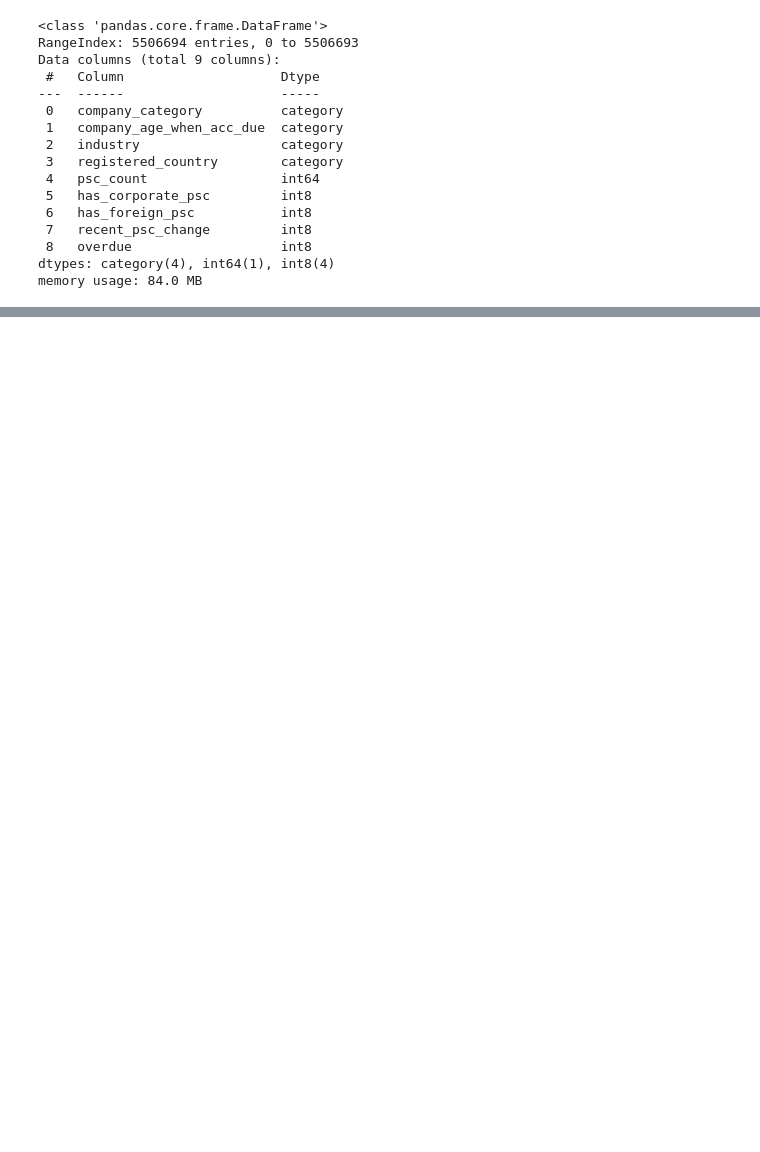
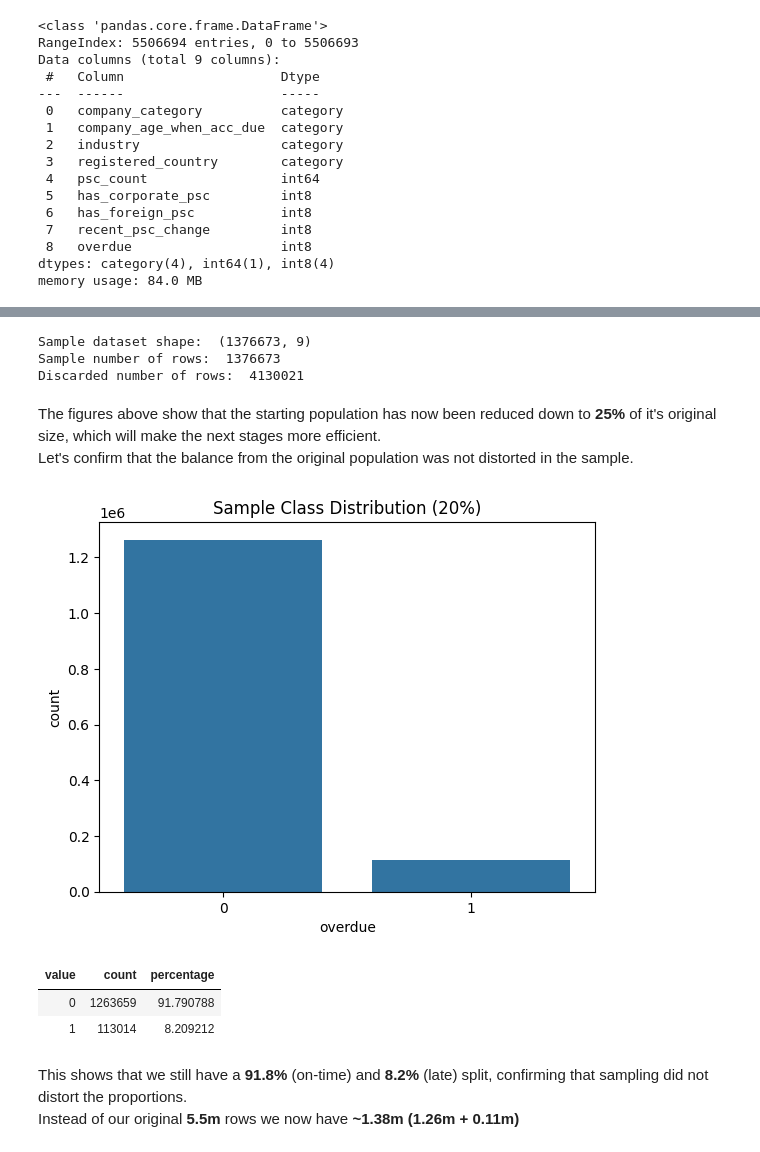
Before and after one commit to BP0323904/dspp, a Jupyter notebook: Companies_House/Notebooks/CH_Log_Reg_Model.ipynb, the cells around one changed output, grey strips where cells are left out. Cells and saved outputs as stored; diff of their text form; code cells hidden in the pictures; blank space fills up the shorter version.

```diff
--- a/Companies_House/Notebooks/CH_Log_Reg_Model.ipynb
+++ b/Companies_House/Notebooks/CH_Log_Reg_Model.ipynb
@@ -162,0 +127,50 @@ To address the imbalance, **Synthetic Minority Oversampling Technique (SMOTE)**
+# %%
+# Create the 25% stratified sample
+df_sample, df_discard = train_test_split(
+    df,
+    train_size = 0.25,        # train_size decides the proportion retained to create the sample dataset
+    stratify = df[target],    # stratify defines which column should be used to stratify the data, note: y was defined as the target variable earlier
+    random_state = 42         # random_state acts as a seed to ensure results are replicable when running the code again with the same data.
+)
+
+print("Sample dataset shape: ", df_sample.shape)
+print("Sample number of rows: ", len(df_sample))
+print("Discarded number of rows: ", len(df_discard))
+# %% [output]
+Sample dataset shape:  (1376673, 9)
+Sample number of rows:  1376673
+Discarded number of rows:  4130021
+# %% [markdown]
+The figures above show that the starting population has now been reduced down to **25%** of it's original size, which will make the next stages more efficient. <br>
+Let's confirm that the balance from the original population was not distorted in the sample.
+# %%
+# Value counts (absolute frequencies)
+value_counts = df_sample[target].value_counts()
+# Percentages
+percentages = df_sample[target].value_counts(normalize=True) * 100
+
+# Combine into a single DataFrame
+df_sample_stats = pd.DataFrame({
+    'count': value_counts,
+    'percentage': percentages,
+})
+
+# Optional: Reset index for cleaner column names
+df_sample_stats = df_sample_stats.reset_index()
+df_sample_stats.columns = ['value', 'count', 'percentage']
+
+# Visualise the target varaible in the sample population
+sns.countplot(x=target, data=df_sample)
+plt.title("Sample Class Distribution (20%)")
+plt.show()
+
+# Format the table from above for clean display
+df_sample_stats.style.hide(axis="index")
+# %% [output]
+[figure, added]
+| value | count | percentage |
+| 0 | 1263659 | 91.790788 |
+| 1 | 113014 | 8.209212 |
+# %% [markdown]
+This shows that we still have a **91.8%** (on-time) and **8.2%** (late) split, confirming that sampling did not distort the proportions. <br>
+Instead of our original **5.5m** rows we now have **~1.38m (1.26m + 0.11m)**
```
Also changed, not shown: parts of 76 cells of this notebook.
